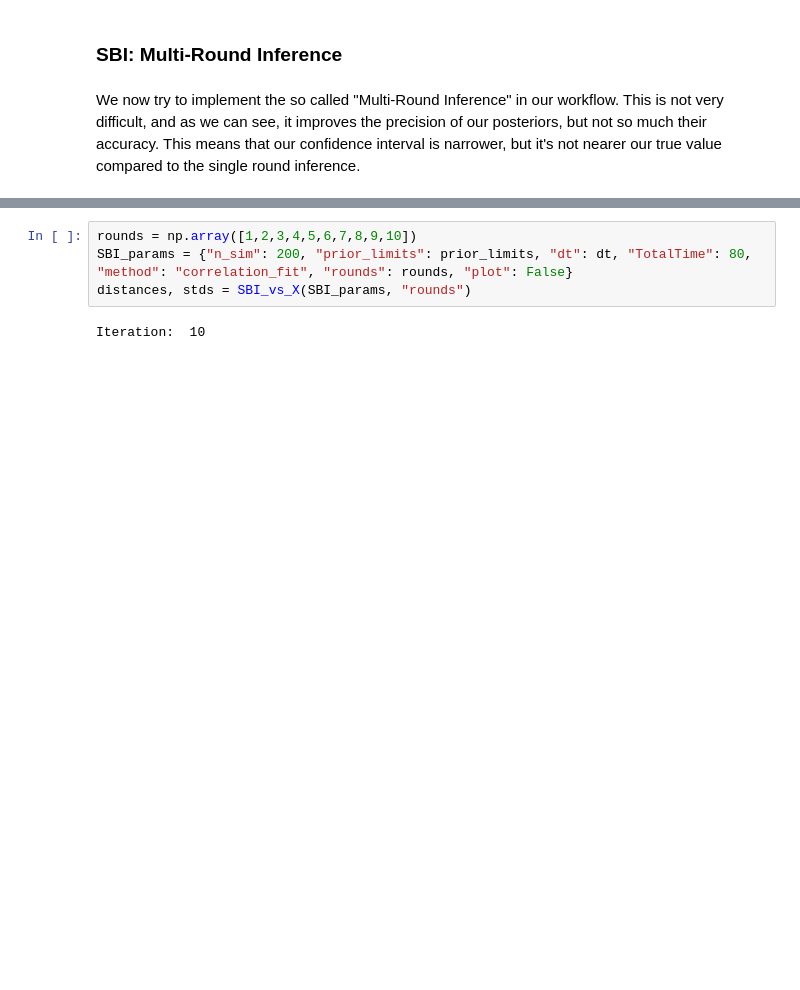
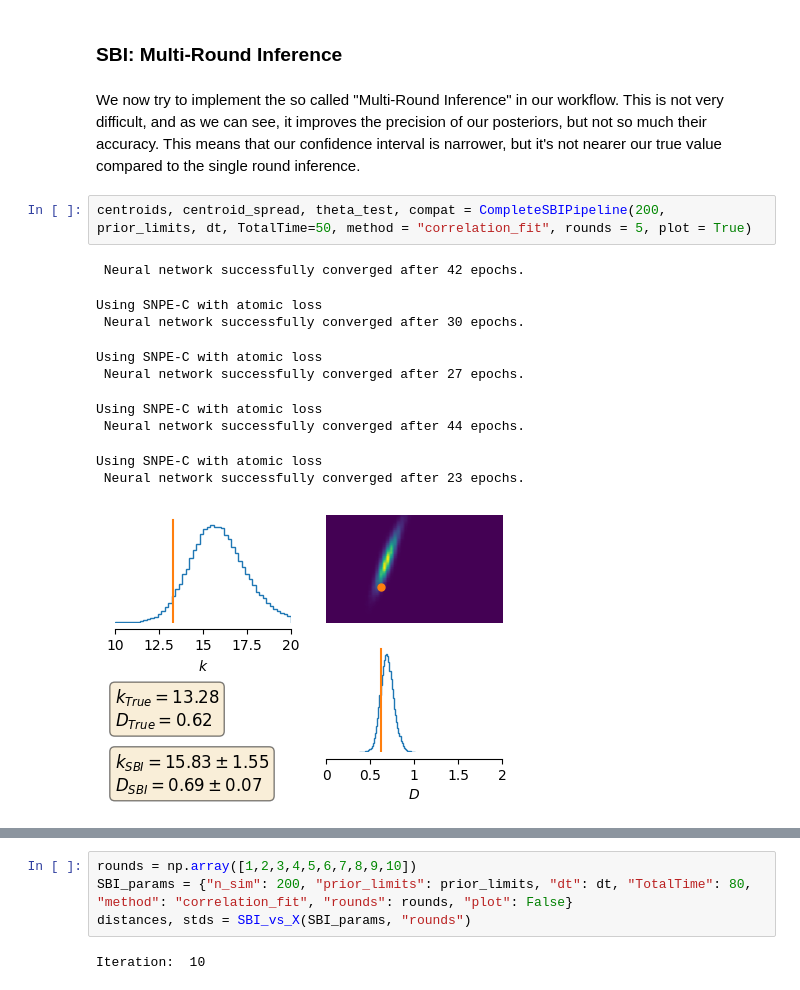
Before and after one commit to jacopocarotenuto/SBI_RedBloodCells, a Jupyter notebook: Code/Notebooks/OrnsteinUhlenbeckFinal.ipynb, the cells around one changed output, grey strips where cells are left out. Saved outputs shown, nothing was run; the diff lists cells and outputs as text; blank space fills up the shorter version.

```diff
--- a/Code/Notebooks/OrnsteinUhlenbeckFinal.ipynb
+++ b/Code/Notebooks/OrnsteinUhlenbeckFinal.ipynb
@@ -490,6 +505,19 @@ Iteration:  10
 ### SBI: Multi-Round Inference
 # %% [markdown]
 We now try to implement the so called "Multi-Round Inference" in our workflow. This is not very difficult, and as we can see, it improves the precision of our posteriors, but not so much their accuracy. This means that our confidence interval is narrower, but it's not nearer our true value compared to the single round inference.
+# %%
+centroids, centroid_spread, theta_test, compat = CompleteSBIPipeline(200, prior_limits, dt, TotalTime=50, method = "correlation_fit", rounds = 5, plot = True)
+# %% [output]
+ Neural network successfully converged after 42 epochs.
+Using SNPE-C with atomic loss
+ Neural network successfully converged after 30 epochs.
+Using SNPE-C with atomic loss
+ Neural network successfully converged after 27 epochs.
+Using SNPE-C with atomic loss
+ Neural network successfully converged after 44 epochs.
+Using SNPE-C with atomic loss
+ Neural network successfully converged after 23 epochs.
+[figure, added]
 # %%
 SBI_params = {"n_sim": 100, "prior_limits": prior_limits, "dt": dt, "TotalTime": 50, "method": "correlation_fit", "rounds": 2, "plot": False}
 distances, centroidss, centroid_spreads, theta_tests = EvaluateSBI(n_runs = 10, SBI_params = SBI_params)
```
Also changed, not shown: parts of 3 cells of this notebook.
